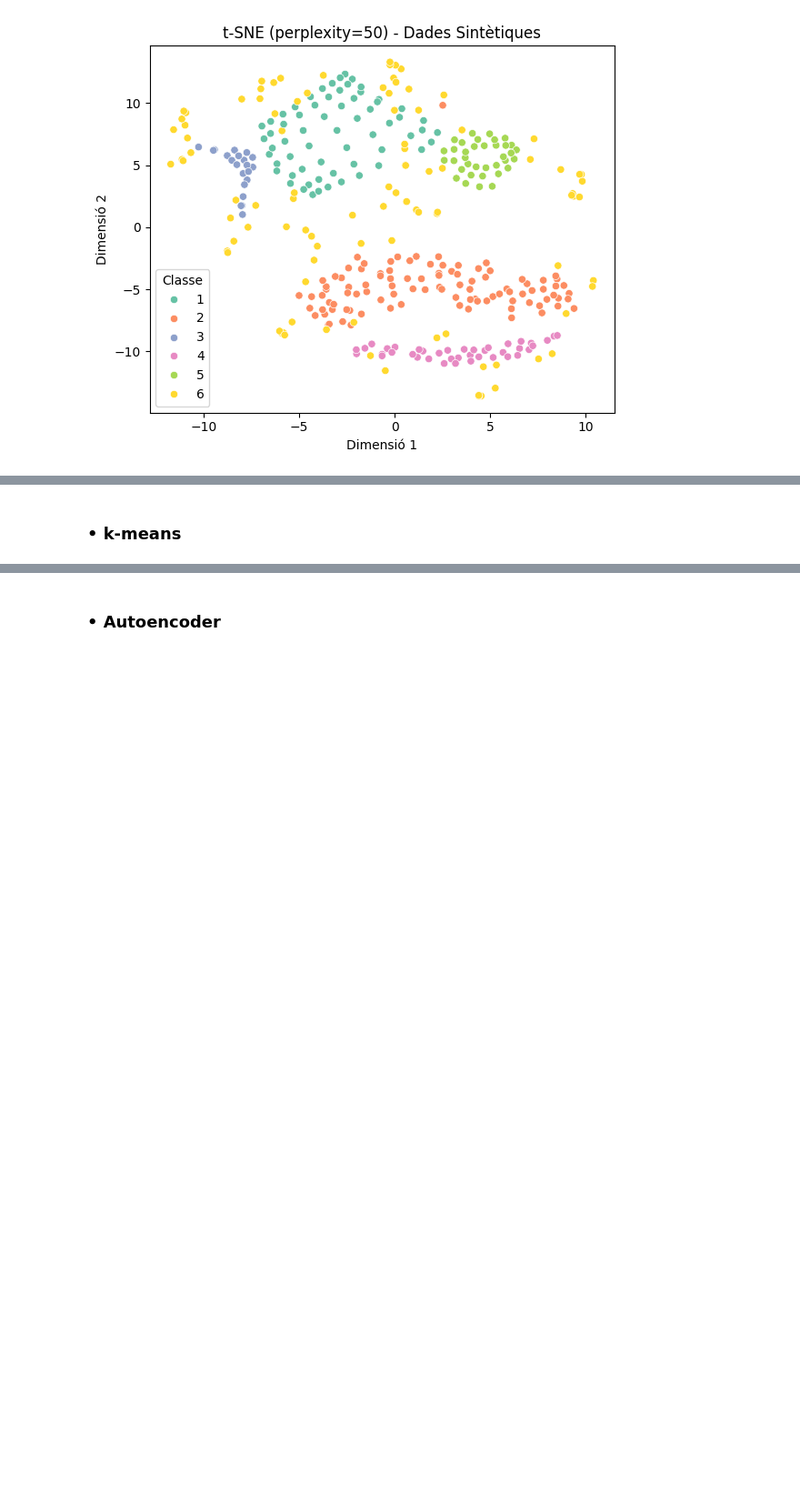
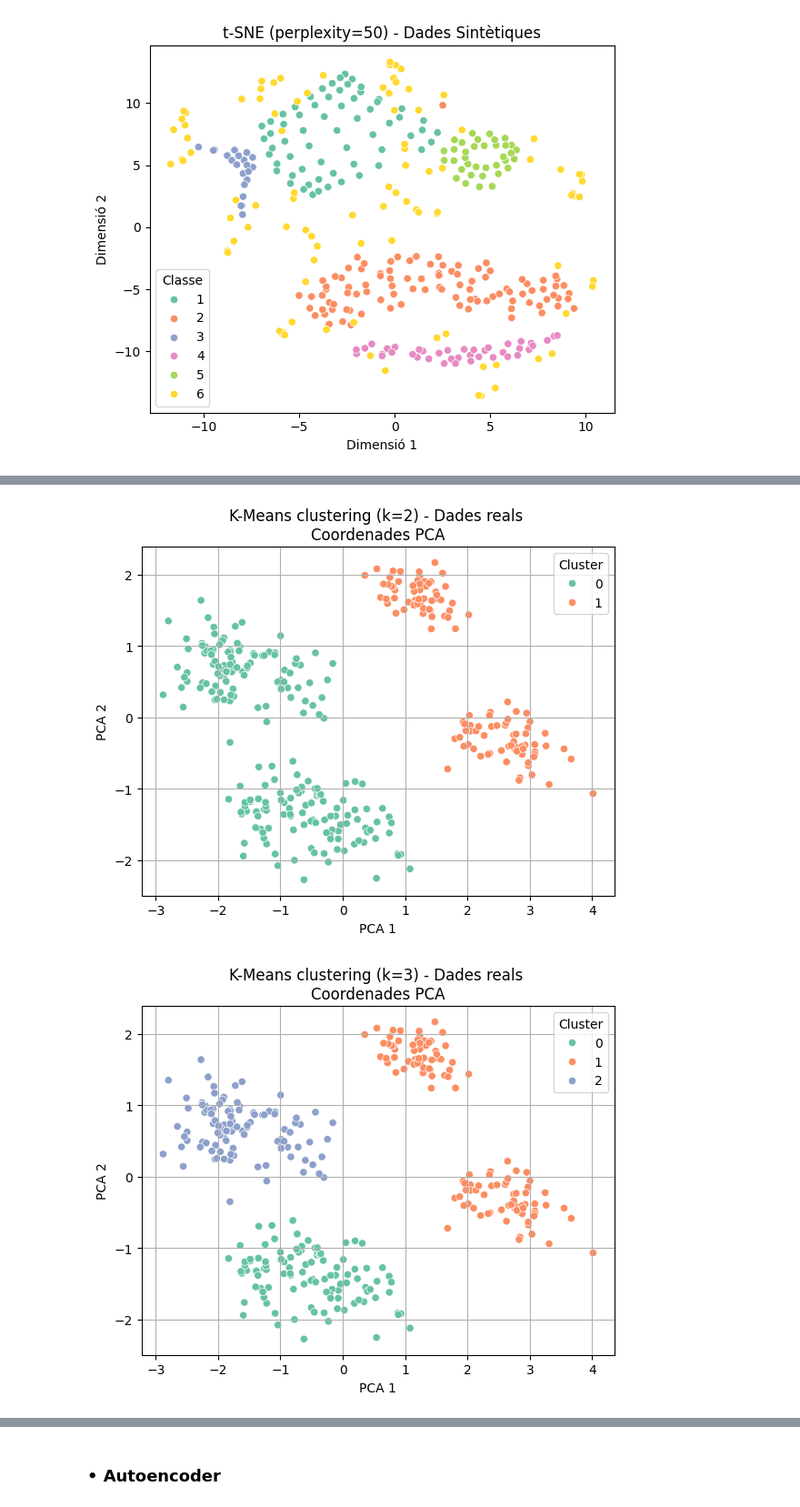
Before and after one commit to angelacn/Practica2AAMD, a Jupyter notebook: A2-Group_Y-Philippe_Lemoine-Angela_Carrillo.ipynb, the cells around one changed output, grey strips where cells are left out. Shown at 91% size. Cells and saved outputs as stored; diff of their text form; code cells hidden in the pictures; blank space fills up the shorter version.

```diff
--- a/A2-Group_Y-Philippe_Lemoine-Angela_Carrillo.ipynb
+++ b/A2-Group_Y-Philippe_Lemoine-Angela_Carrillo.ipynb
@@ -186,2 +197,22 @@ Per les dades sintètiques podem veure que els grups de cada classe queden molt
-# %% [markdown]
-### • k-means
+# %%
+# Recalculem PCA
+pca = PCA(n_components=2)
+x_real_pca = pca.fit_transform(x_real)
+
+# Probar amb k = 2 fins k = 6
+for k in range(2, 7):
+    kmeans = KMeans(n_clusters=k, n_init=10, random_state=42)
+    clusters = kmeans.fit_predict(x_real)
+
+    plt.figure(figsize=(6, 5))
+    sns.scatterplot(x=x_real_pca[:, 0], y=x_real_pca[:, 1], hue=clusters, palette='Set2', legend="full")
+    plt.title(f"K-Means clustering (k={k}) - Dades reals \nCoordenades PCA")
+    plt.xlabel("PCA 1")
+    plt.ylabel("PCA 2")
+    plt.legend(title="Cluster")
+    plt.grid(True)
+    plt.tight_layout()
+    plt.show()
+# %% [output]
+[figure, added]
+[figure, added]
```
Also changed, not shown: parts of 7 cells of this notebook.
